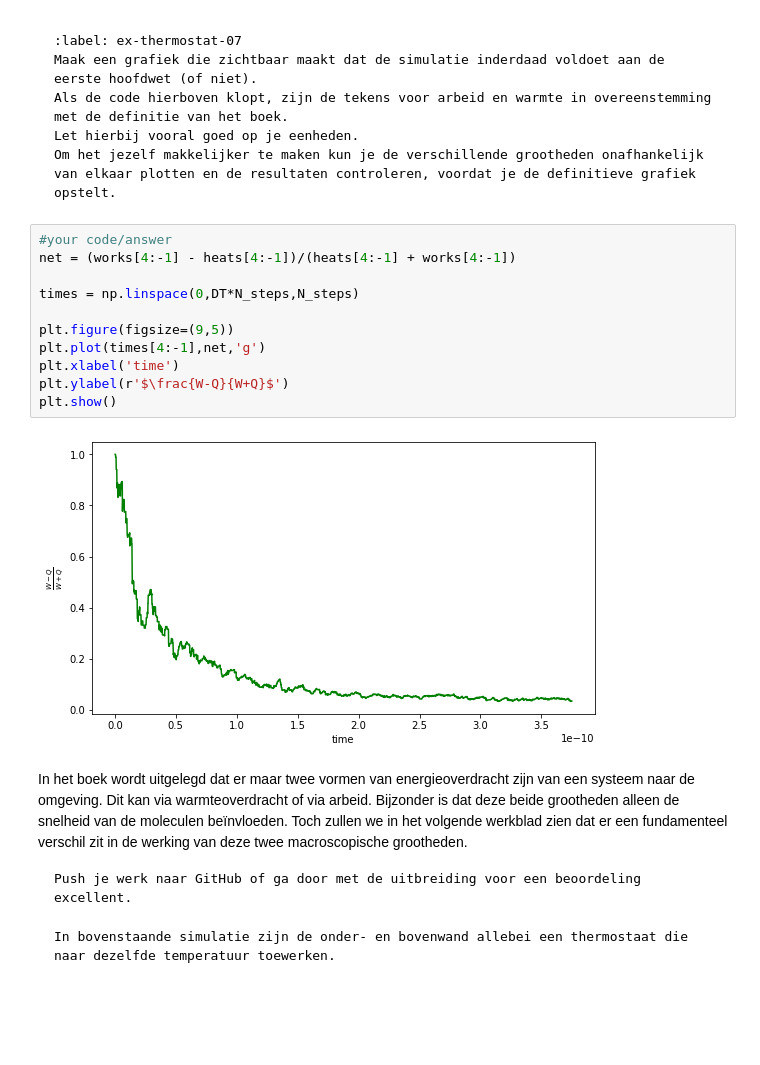
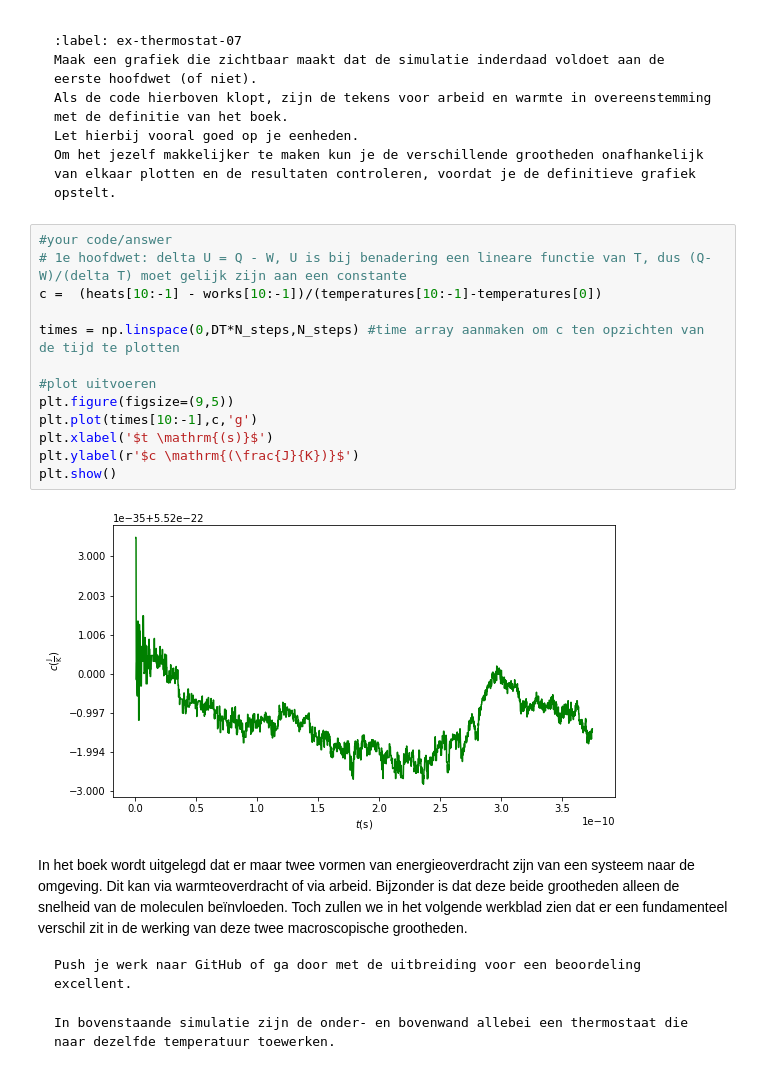
Before and after one commit to oprelo/thermo-project, a Jupyter notebook: Content/PySim/8_thermostaat.ipynb, the cells around one changed output. Saved outputs shown, nothing was run; the diff lists cells and outputs as text; blank space fills up the shorter version.

````diff
--- a/Content/PySim/8_thermostaat.ipynb
+++ b/Content/PySim/8_thermostaat.ipynb
@@ -424,17 +420,19 @@ Om het jezelf makkelijker te maken kun je de verschillende grootheden onafhankel
 ```
 # %%
 #your code/answer
-net = (works[4:-1] - heats[4:-1])/(heats[4:-1] + works[4:-1])
+# 1e hoofdwet: delta U = Q - W, U is bij benadering een lineare functie van T, dus (Q-W)/(delta T) moet gelijk zijn aan een constante
+c =  (heats[10:-1] - works[10:-1])/(temperatures[10:-1]-temperatures[0])
 
-times = np.linspace(0,DT*N_steps,N_steps)
+times = np.linspace(0,DT*N_steps,N_steps) #time array aanmaken om c ten opzichten van de tijd te plotten
 
+#plot uitvoeren
 plt.figure(figsize=(9,5))
-plt.plot(times[4:-1],net,'g')
-plt.xlabel('time')
-plt.ylabel(r'$\frac{W-Q}{W+Q}$')
+plt.plot(times[10:-1],c,'g')
+plt.xlabel('$t \mathrm{(s)}$')
+plt.ylabel(r'$c \mathrm{(\frac{J}{K})}$')
 plt.show()
 # %% [output]
-[figure, old version]
+[figure, new version]
 # %% [markdown]
 In het boek wordt uitgelegd dat er maar twee vormen van energieoverdracht zijn van een systeem naar de omgeving. Dit kan via warmteoverdracht of via arbeid.
 Bijzonder is dat deze beide grootheden alleen de snelheid van de moleculen beïnvloeden.
````
Also changed, not shown: parts of 10 cells of this notebook, 2 other files.
